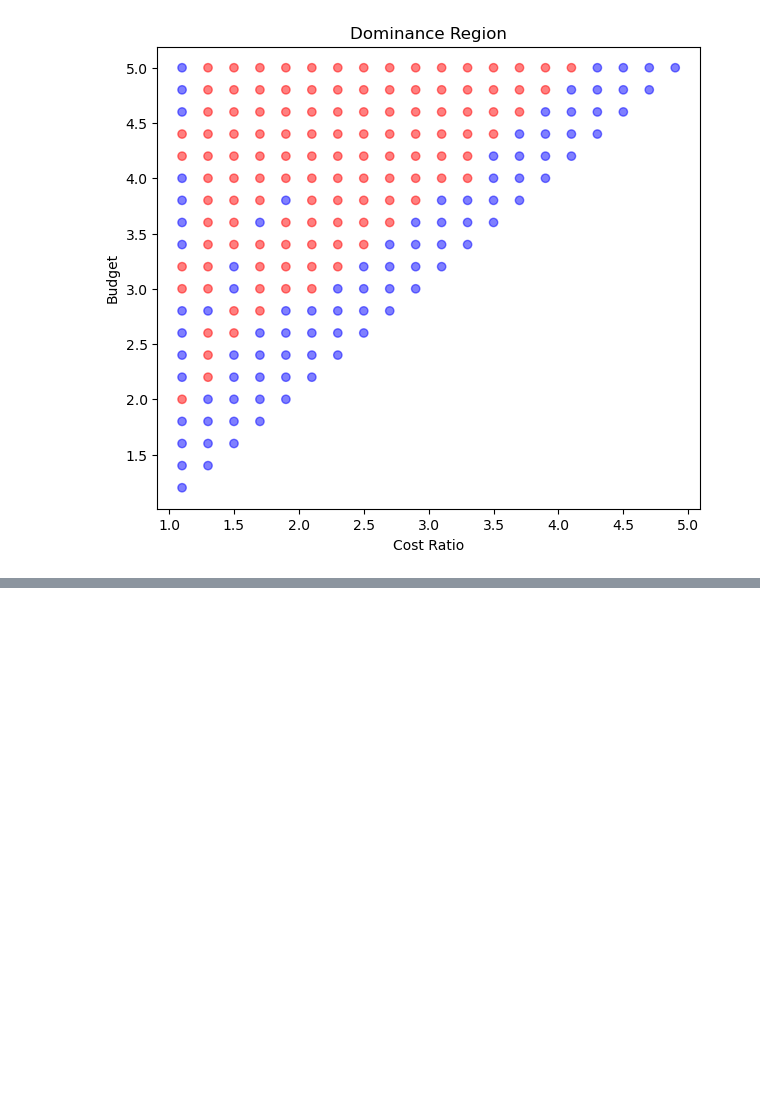
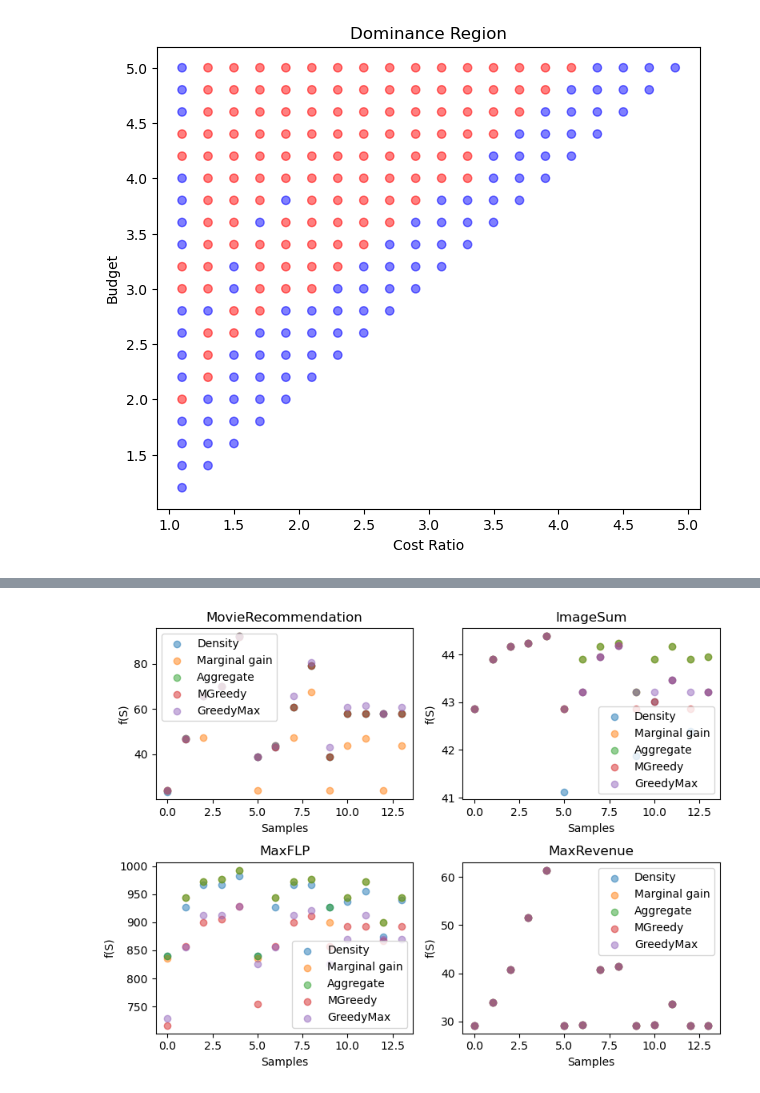
Before and after one commit to tongch8819/SubOptKnapsack, a Jupyter notebook: notebooks/cost_ratio_interpolation_plot.ipynb, the cells around one changed output, grey strips where cells are left out. Saved outputs shown, nothing was run; the diff lists cells and outputs as text; code cells hidden in the pictures; blank space fills up the shorter version.

Commit message:
finish relative performance coding

```diff
--- a/notebooks/cost_ratio_interpolation_plot.ipynb
+++ b/notebooks/cost_ratio_interpolation_plot.ipynb
@@ -127,0 +141,3 @@ plt.show()
+# %%
+df = pd.read_csv("../result/CostInterpolation-20250211/performance/output_5.txt")
+df.head()
@@ -127,0 +151,24 @@ plt.show()
+# %%
+fig, axs = plt.subplots(2, 2, figsize=(8, 6))
+
+# Get unique tasks and baseline names
+tasks = df['model_name'].unique()
+baseline_names = df['baseline_name'].unique()
+
+for i, task in enumerate(tasks):
+    ax = axs[i // 2, i % 2]
+    task_df = df[df['model_name'] == task]
+
+    for baseline in baseline_names:
+        baseline_df = task_df[task_df['baseline_name'] == baseline]
+        ax.scatter(np.arange(len(baseline_df)), baseline_df['f(S)'], label=baseline, alpha=0.5)
+
+    ax.set_title(task)
+    ax.set_xlabel('Samples')
+    ax.set_ylabel('f(S)')
+    ax.legend()
+
+plt.tight_layout()
+plt.show()
+# %% [output]
+[figure, added]
```
Also changed, not shown: parts of 8 cells of this notebook, 5 other files.
